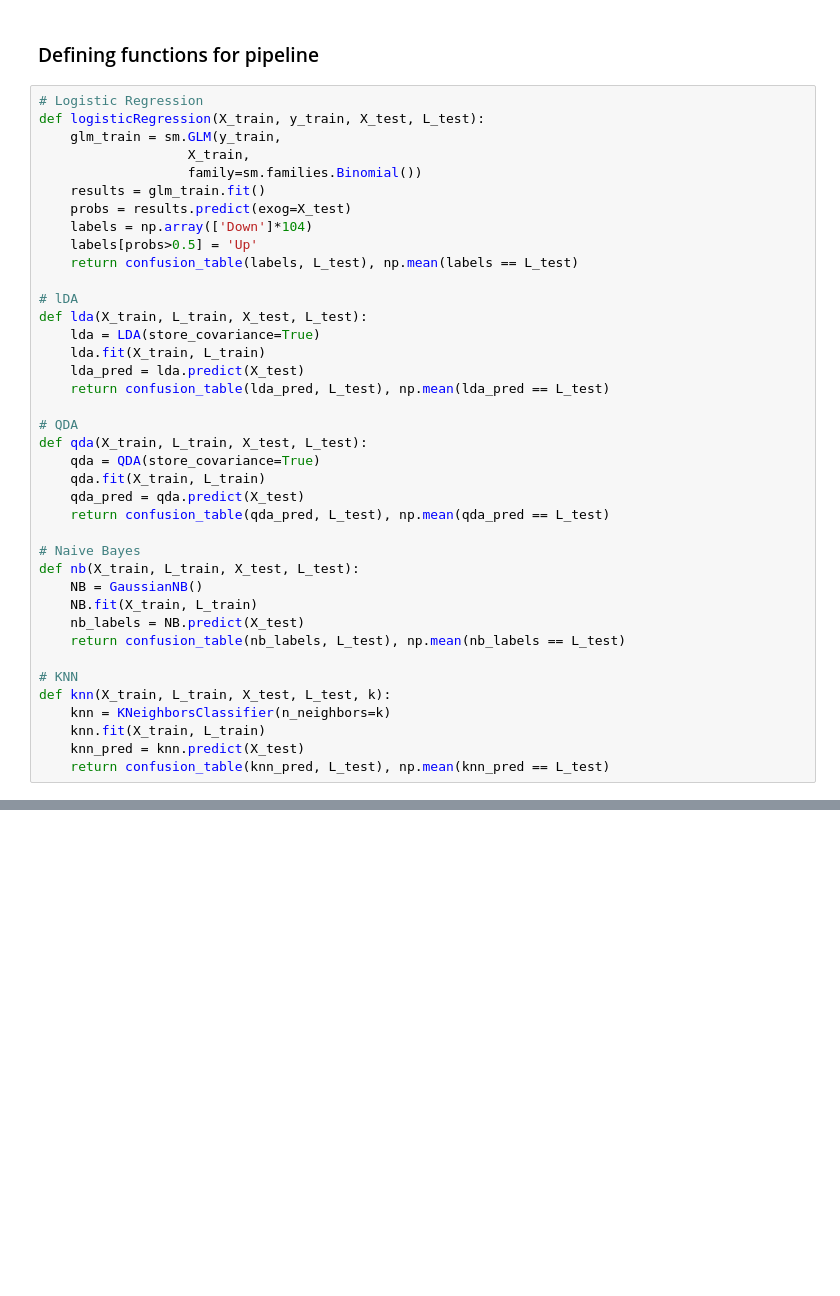
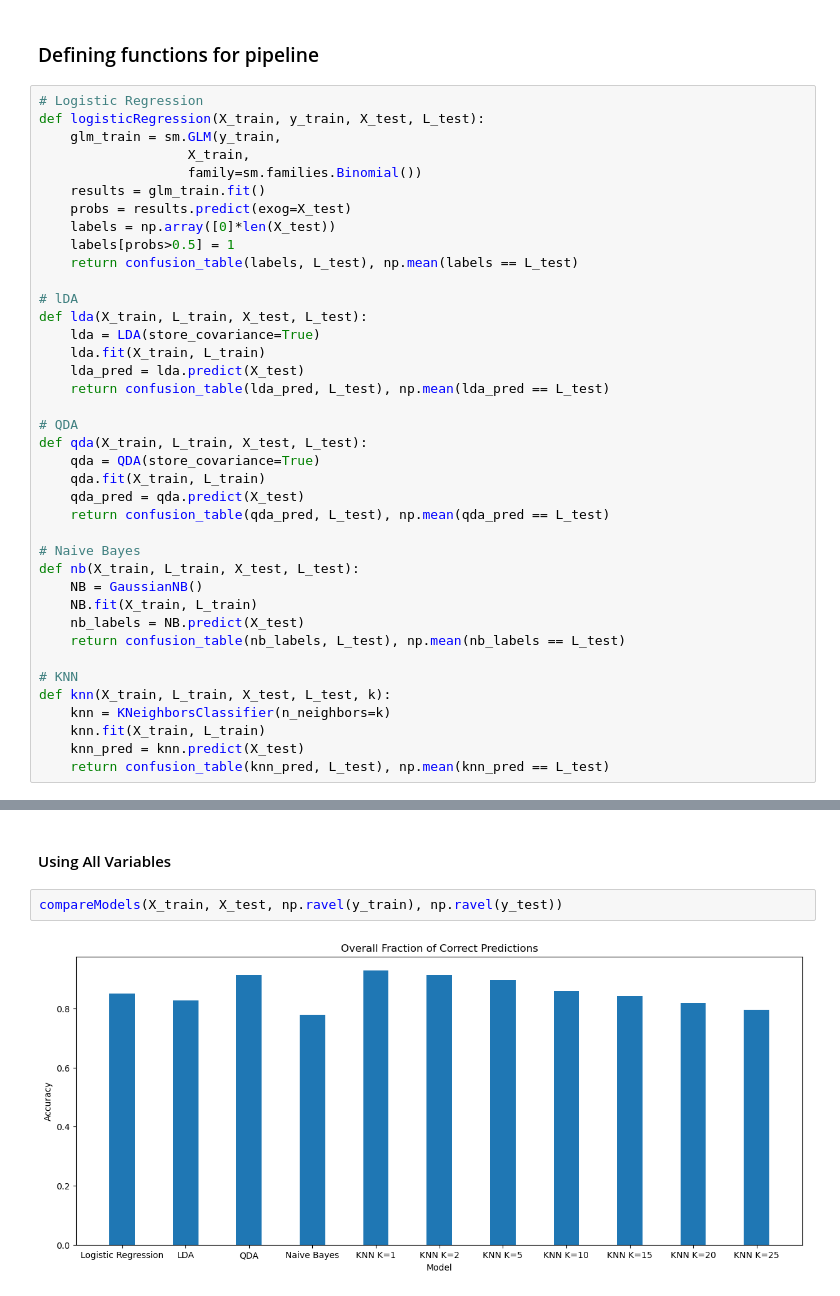
Before and after one commit to carmancater/an-introduction-to-statistical-learning-with-applications-in-python, a Jupyter notebook: Chapter 04 - Classification/Ch 4 Ex 16.ipynb, the cells around one changed output, grey strips where cells are left out. Drawn from its saved outputs; the diff is of its cells as text; blank space fills up the shorter version.

```diff
--- a/Chapter 04 - Classification/Ch 4 Ex 16.ipynb
+++ b/Chapter 04 - Classification/Ch 4 Ex 16.ipynb
@@ -94,8 +94,8 @@ def logisticRegression(X_train, y_train, X_test, L_test):
                    family=sm.families.Binomial())
     results = glm_train.fit()
     probs = results.predict(exog=X_test)
-    labels = np.array(['Down']*104)
-    labels[probs>0.5] = 'Up'
+    labels = np.array([0]*len(X_test))
+    labels[probs>0.5] = 1
     return confusion_table(labels, L_test), np.mean(labels == L_test)
 
 # lDA
@@ -127,0 +201,6 @@ def knn(X_train, L_train, X_test, L_test, k):
+# %% [markdown]
+#### Using All Variables
+# %%
+compareModels(X_train, X_test, np.ravel(y_train), np.ravel(y_test))
+# %% [output]
+[figure, added]
```
Also changed, not shown: parts of 21 cells of this notebook.
